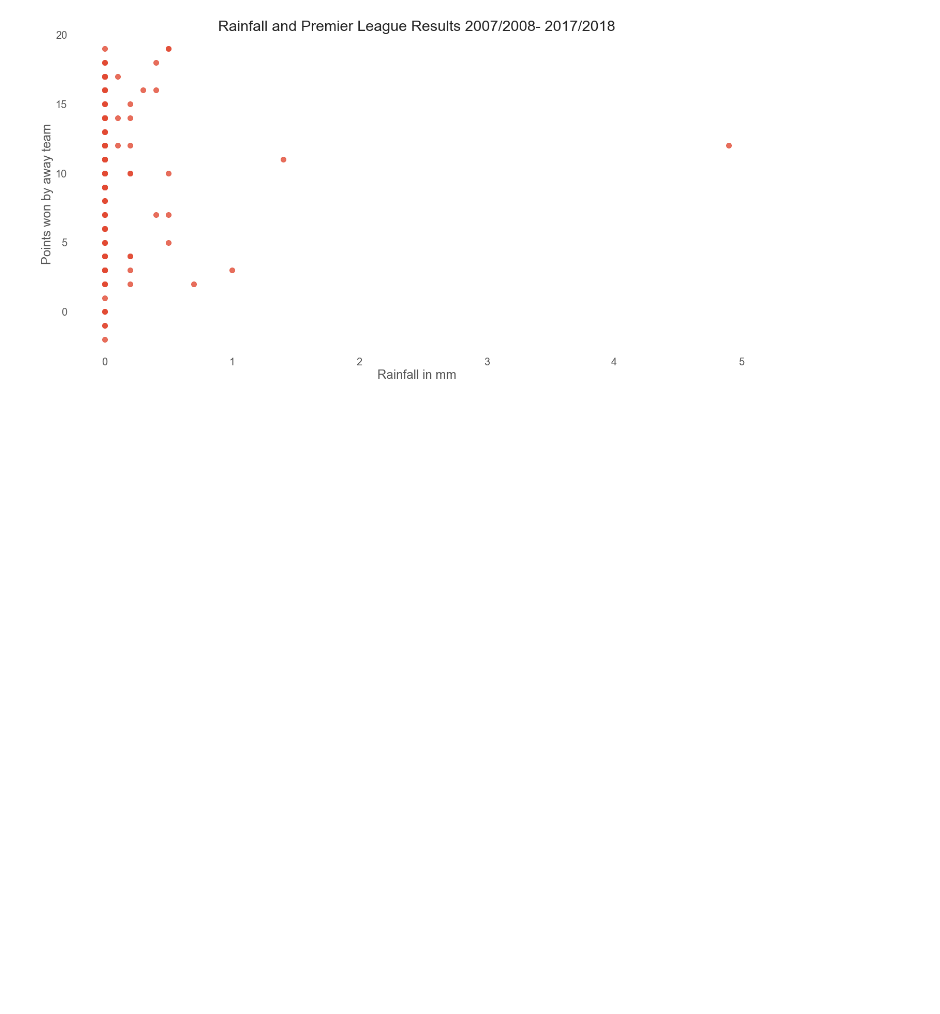
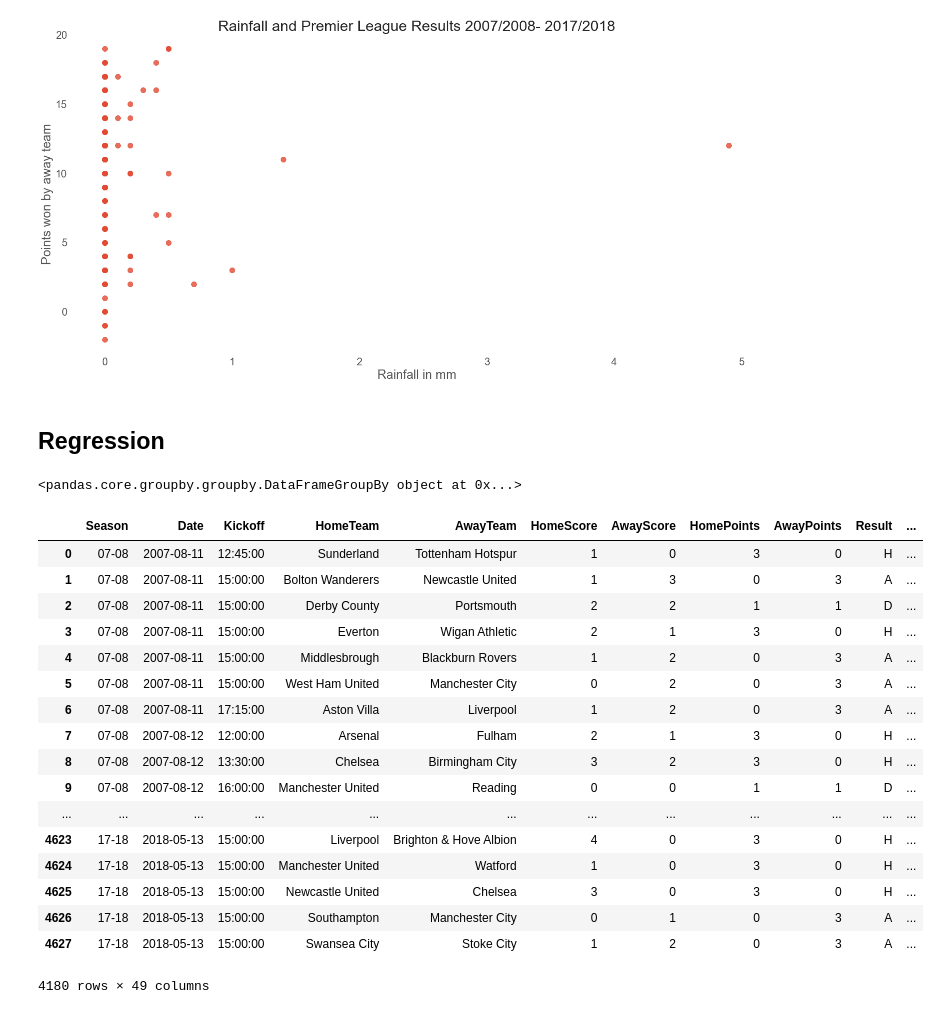
Before and after one commit to myfriendscallmeJ/a4, a Jupyter notebook: Project 4.ipynb, the cells around one changed output. Saved outputs shown, nothing was run; the diff lists cells and outputs as text; code cells hidden in the pictures; blank space fills up the shorter version.

```diff
--- a/Project 4.ipynb
+++ b/Project 4.ipynb
@@ -507,4 +497,13 @@ PremierLeague['DayofWeek'] = PremierLeague['Date_Time'].dt.day_name()
 PremierLeague['Date']= pd.to_datetime(PremierLeague['Date_Time'].dt.date)
 PremierLeague['Kickoff']=PremierLeague['Date_Time'].dt.time
 PremierLeague.drop(['Date_Time'], axis=1, inplace=True)
-PremierLeague.head()
+PremierLeague['Result_Class']=PremierLeague['Result'].map(ResultClass) #Classification variable
+PremierLeague['HomePoints']=PremierLeague.apply(home_points_cal,axis=1)
+PremierLeague['AwayPoints']=PremierLeague.apply(away_points_cal,axis=1)
+
+#Dummy Variables for regression and further analysis
+PremierLeague['At Stoke'] = pd.get_dummies(PremierLeague['AwayTeam'])['Stoke City']
+PremierLeague['Midweek'] = [int(day in ['Tuesday', 'Wednesday']) for day in PremierLeague.DayofWeek]
+PremierLeague['Weekend'] = [int(day in ['Saturday', 'Sunday', 'Monday']) for day in PremierLeague.DayofWeek]
+PremierLeague['IsWet'] = pd.Series(PremierLeague.PrecipMM > 1).astype(int)
+PremierLeague['IsCold'] = pd.Series(PremierLeague.FeelsLikeC < 10).astype(int)
@@ -518,9 +519,9 @@ PremierLeague.head()
 # %%
 PremierLeague= PremierLeague[['Season', 'Date', 'Kickoff', 'HomeTeam', 'AwayTeam', 'HomeScore', 'AwayScore', 'HomePoints', 'AwayPoints','Result','Result_Class', 'City',
-                              'Attendance', 'DayofWeek', 'At Stoke','HomeShots', 'AwayShots', 'HomeShotsOnTarget', 'AwayShotsOnTarget', 'HomeFouls', 'AwayFouls',
+                              'Attendance', 'DayofWeek', 'Midweek', 'Weekend', 'At Stoke','HomeShots', 'AwayShots', 'HomeShotsOnTarget', 'AwayShotsOnTarget', 'HomeFouls', 'AwayFouls',
                               'HomeCorners', 'AwayCorners', 'HomeYellows', 'AwayYellows', 'HomeReds', 'AwayReds', 'MintempC','MaxtempC','TempC',
                               'WindspeedKmph','WeatherDesc', 'WinddirDegree', 'Winddir16Point', 'PrecipMM', 'Humidity', 'Visibility', 'Pressure',
-                              'Cloudcover', 'HeatIndexC', 'DewPointC','WindChillC', 'WindGustKmph', 'FeelsLikeC', 'UvIndex']]
+                              'Cloudcover', 'HeatIndexC', 'DewPointC','WindChillC', 'WindGustKmph', 'FeelsLikeC', 'UvIndex', 'IsCold', 'IsWet']]
 PremierLeague.head()
 # %% [output]
 |  | Season | Date | Kickoff | HomeTeam | AwayTeam | HomeScore | AwayScore | HomePoints | AwayPoints | Result | ... |
@@ -1085,3 +1086,30 @@ plt.ylabel('Points won by away team')
 # %% [output]
 Text(23.224999999999994, 0.5, 'Points won by away team')
 [figure]
+# %% [markdown]
+## Regression
+# %%
+PremierLeague.groupby('DayofWeek')
+# %% [output]
+<pandas.core.groupby.groupby.DataFrameGroupBy object at 0x...>
+# %%
+PremierLeague
+# %% [output]
+|  | Season | Date | Kickoff | HomeTeam | AwayTeam | HomeScore | AwayScore | HomePoints | AwayPoints | Result | ... |
+| 0 | 07-08 | 2007-08-11 | 12:45:00 | Sunderland | Tottenham Hotspur | 1 | 0 | 3 | 0 | H | ... |
+| 1 | 07-08 | 2007-08-11 | 15:00:00 | Bolton Wanderers | Newcastle United | 1 | 3 | 0 | 3 | A | ... |
+| 2 | 07-08 | 2007-08-11 | 15:00:00 | Derby County | Portsmouth | 2 | 2 | 1 | 1 | D | ... |
+| 3 | 07-08 | 2007-08-11 | 15:00:00 | Everton | Wigan Athletic | 2 | 1 | 3 | 0 | H | ... |
+| 4 | 07-08 | 2007-08-11 | 15:00:00 | Middlesbrough | Blackburn Rovers | 1 | 2 | 0 | 3 | A | ... |
+| 5 | 07-08 | 2007-08-11 | 15:00:00 | West Ham United | Manchester City | 0 | 2 | 0 | 3 | A | ... |
+| 6 | 07-08 | 2007-08-11 | 17:15:00 | Aston Villa | Liverpool | 1 | 2 | 0 | 3 | A | ... |
+| 7 | 07-08 | 2007-08-12 | 12:00:00 | Arsenal | Fulham | 2 | 1 | 3 | 0 | H | ... |
+| 8 | 07-08 | 2007-08-12 | 13:30:00 | Chelsea | Birmingham City | 3 | 2 | 3 | 0 | H | ... |
+| 9 | 07-08 | 2007-08-12 | 16:00:00 | Manchester United | Reading | 0 | 0 | 1 | 1 | D | ... |
+| ... | ... | ... | ... | ... | ... | ... | ... | ... | ... | ... | ... |
+| 4623 | 17-18 | 2018-05-13 | 15:00:00 | Liverpool | Brighton & Hove Albion | 4 | 0 | 3 | 0 | H | ... |
+| 4624 | 17-18 | 2018-05-13 | 15:00:00 | Manchester United | Watford | 1 | 0 | 3 | 0 | H | ... |
+| 4625 | 17-18 | 2018-05-13 | 15:00:00 | Newcastle United | Chelsea | 3 | 0 | 3 | 0 | H | ... |
+| 4626 | 17-18 | 2018-05-13 | 15:00:00 | Southampton | Manchester City | 0 | 1 | 0 | 3 | A | ... |
+| 4627 | 17-18 | 2018-05-13 | 15:00:00 | Swansea City | Stoke City | 1 | 2 | 0 | 3 | A | ... |
+4180 rows × 49 columns
```
Also changed, not shown: parts of 11 cells of this notebook.
